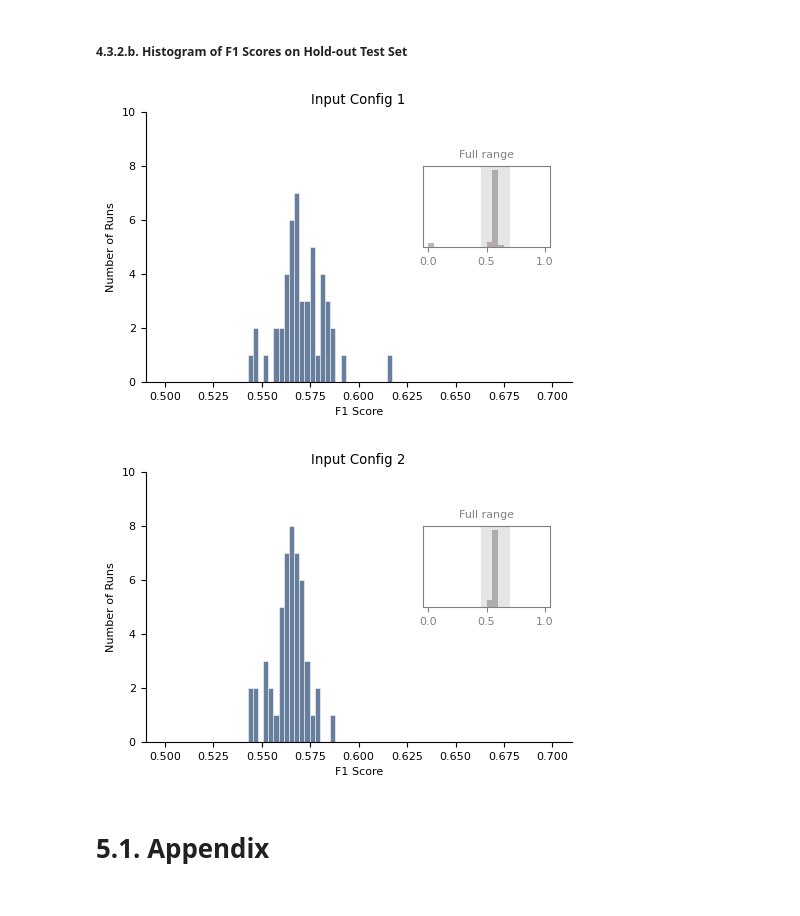
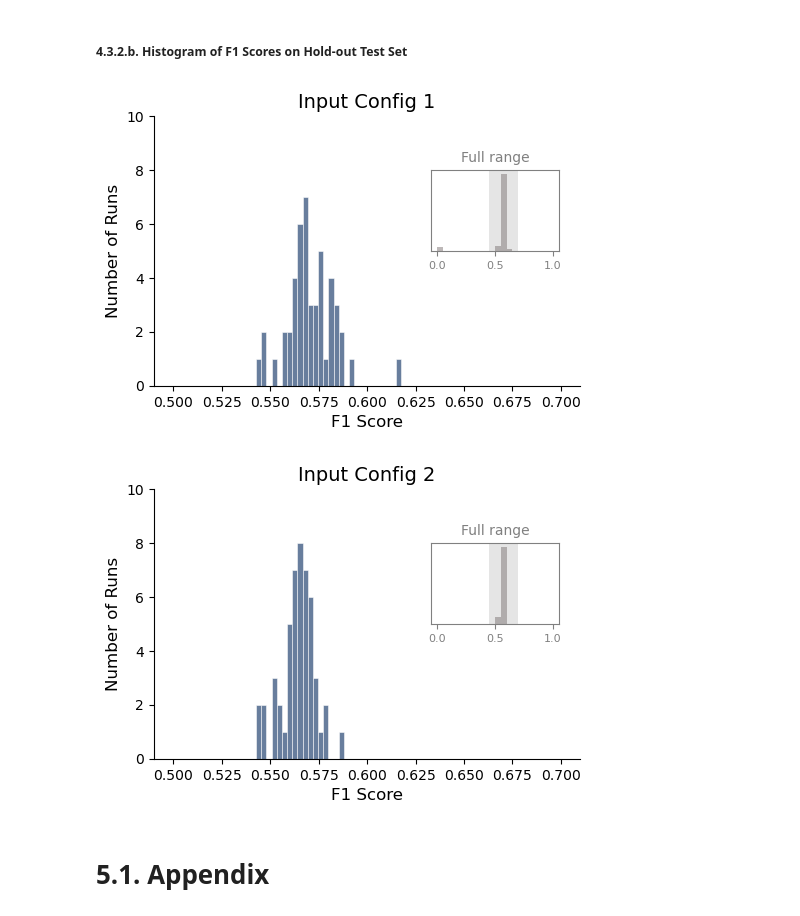
Before and after one commit to ashrafrauf/arrhythmia-vision-classifier, a Jupyter notebook: analysis/notebook/2_analysis_results.ipynb, the cells around one changed output. Drawn from its saved outputs; the diff is of its cells as text; code cells hidden in the pictures.

Commit message:
Resizing charts and fonts

```diff
--- a/analysis/notebook/2_analysis_results.ipynb
+++ b/analysis/notebook/2_analysis_results.ipynb
@@ -328,7 +365,7 @@ def plot_confusion_matrix(
 
     # Create the heatmap
     sns.heatmap(conf_mat, annot=labels, fmt='', cmap='Blues', cbar=False, ax=display_ax,
-                xticklabels=class_labels, yticklabels=class_labels)
+                xticklabels=class_labels, yticklabels=class_labels, annot_kws={"fontsize":11})
 
     return None
 
@@ -796,7 +866,22 @@ for i, dt_config in enumerate(['config1_adj', 'config2_adj']):
         title = f'Input Config {i+1}'
     )
 
-    dt_chart.show()
+    dt_chart.properties(
+        width = 450,
+        height = 350
+    ).properties(
+        width = 410,
+        height = 250
+    ).configure_axis(
+        titleFontSize=14,
+        labelFontSize=12
+    ).configure_legend(
+        titleFontSize=14,
+        labelFontSize=12,
+        padding=5
+    ).configure_title(
+        fontSize=14
+    ).show()
 # %% [output]
 [interactive output not drawn]
 [interactive output not drawn]
@@ -870,7 +955,22 @@ for i, dt_config in enumerate(['config1_adj', 'config2_adj']):
         title = f'Input Config {i+1}'
     )
 
-    dt_chart.show()
+    dt_chart.properties(
+        width = 450,
+        height = 350
+    ).properties(
+        width = 410,
+        height = 250
+    ).configure_axis(
+        titleFontSize=14,
+        labelFontSize=12
+    ).configure_legend(
+        titleFontSize=14,
+        labelFontSize=12,
+        padding=5
+    ).configure_title(
+        fontSize=14
+    ).show()
 # %% [output]
 [interactive output not drawn]
 [interactive output not drawn]
@@ -954,35 +1054,36 @@ consol_metrics_df.query(
 # %%
 filtered_df = consol_metrics_df.query(
     "dataset_type == 'test' and metric_name == 'f1' and label_name == 'macro_avg' and dataset_config in ['config1_adj_l2', 'config2_adj_l2']"
 ).reset_index(drop=True).copy()
 
 for i, (config_name, sub_df) in enumerate(filtered_df.groupby('dataset_config')):
     fig, ax = plt.subplots(figsize=(5.5, 3.5))
     sns.histplot(sub_df, x='results', bins=75, binrange=(0.5, 0.7), stat='count', color="#36537C", edgecolor='white', ax=ax)
-    ax.set_title(f'Input Config {i+1}')
+    ax.set_title(f'Input Config {i+1}', fontsize=14)
     ax.set_ylim(0,10)
-    ax.set_ylabel('Number of Runs')
-    ax.set_xlabel('F1 Score')
+    ax.set_ylabel('Number of Runs', fontsize=12)
+    ax.set_xlabel('F1 Score', fontsize=12)
+    ax.tick_params(labelsize=10)
     ax.spines['right'].set_visible(False)
     ax.spines['top'].set_visible(False)
 
     # Insert inset plot.
     ax_inset = ax.inset_axes([0.65, 0.5, 0.3, 0.3])
     sns.histplot(data=sub_df, x="results", bins=20, binrange=(0, 1), ax=ax_inset, color="#A7A0A0", edgecolor=None)
     ax_inset.axvspan(0.45, 0.7, color="gray", alpha=0.2, lw=0)
     ax_inset.set_xticks([0, 0.5, 1.0])
     ax_inset.tick_params(axis='x', colors='gray')
     ax_inset.set_yticks([])
-    ax_inset.set_title("Full range", fontsize=8, color='gray')
+    ax_inset.set_title("Full range", fontsize=10, color='gray')
     ax_inset.set_xlabel("")
     ax_inset.set_ylabel("")
     for spine in ax_inset.spines.values():
         spine.set_edgecolor("gray")
 
     plt.show()
 # %% [output]
-[figure, old version]
+[figure, new version]
-[figure, old version]
+[figure, new version]
 # %% [markdown]
 # **5.1.** Appendix
 # %% [markdown]
```
Also changed, not shown: parts of 16 cells of this notebook.
